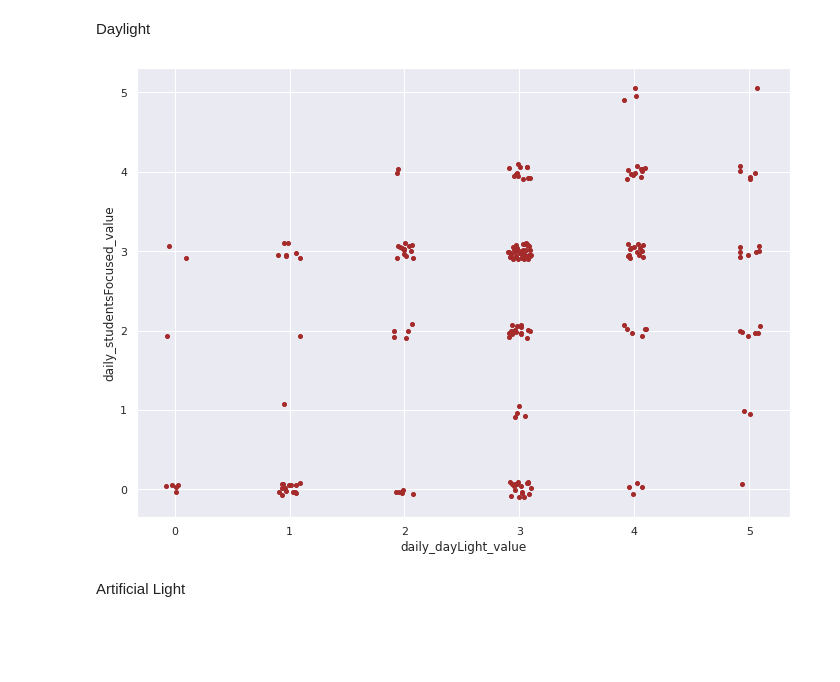
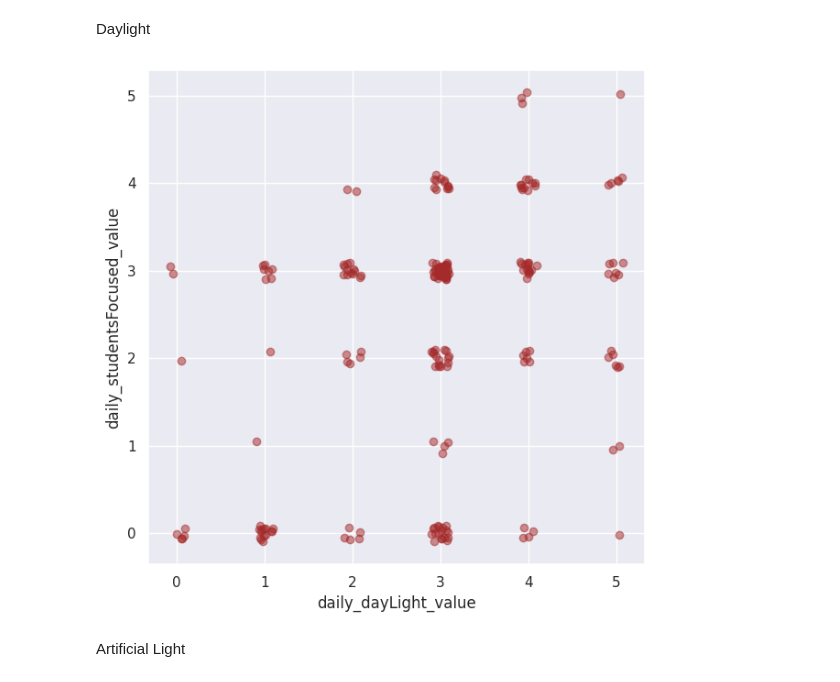
Before and after one commit to tug-cps/SchoolFeedback, a Jupyter notebook: notebooks/data_analysis.ipynb, the cells around one changed output. Saved outputs shown, nothing was run; the diff lists cells and outputs as text; code cells hidden in the pictures; blank space fills up the shorter version.

Commit message:
added alpha to feedback-feeback plots

```diff
--- a/notebooks/data_analysis.ipynb
+++ b/notebooks/data_analysis.ipynb
@@ -61,20 +61,23 @@ Plotting with jitter to vizualise the relationship between student focus and sme
 def Jitter(values, jitter):
     n = len(values)
     return np.random.uniform(-jitter, +jitter, n) + values
+# %%
+plt.rcParams["figure.figsize"] = (7,7)
 # %% [markdown]
 ### Plotting affect on daily_studentsFocused_value
 # %% [markdown]
 Daylight
 # %%
-x1 = Jitter(feedback_df['daily_dayLight_value'],0.1)
-y1 = Jitter(feedback_df['daily_studentsFocused_value'],0.1)
-fig = plt.plot(x1,y1,'o',markersize=4, color='brown')
+x = Jitter(feedback_df['daily_dayLight_value'],0.1)
+y = Jitter(feedback_df['daily_studentsFocused_value'],0.1)
+fig = plt.scatter(x,y, alpha=0.5, color='brown')
+
 
 plt.ylabel('daily_studentsFocused_value')
 plt.xlabel('daily_dayLight_value')
 plt.savefig("../plots/daily_studentsFocused_value/daylight.png",bbox_inches='tight')
 # %% [output]
-[figure, old version]
+[figure, new version]
 # %% [markdown]
 Artificial Light
 # %%
```
Also changed, not shown: parts of 19 cells of this notebook, 45 other files.
